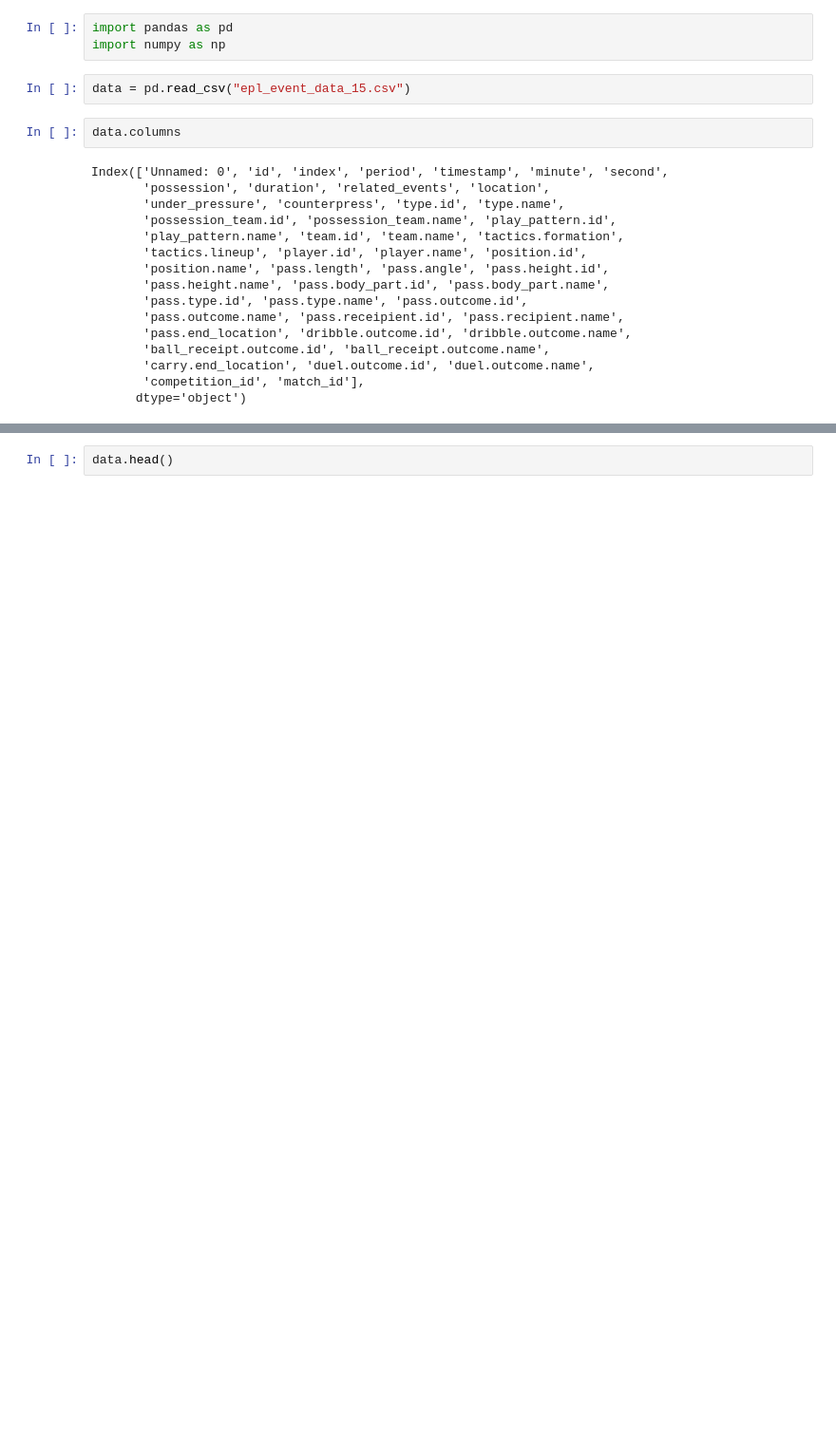
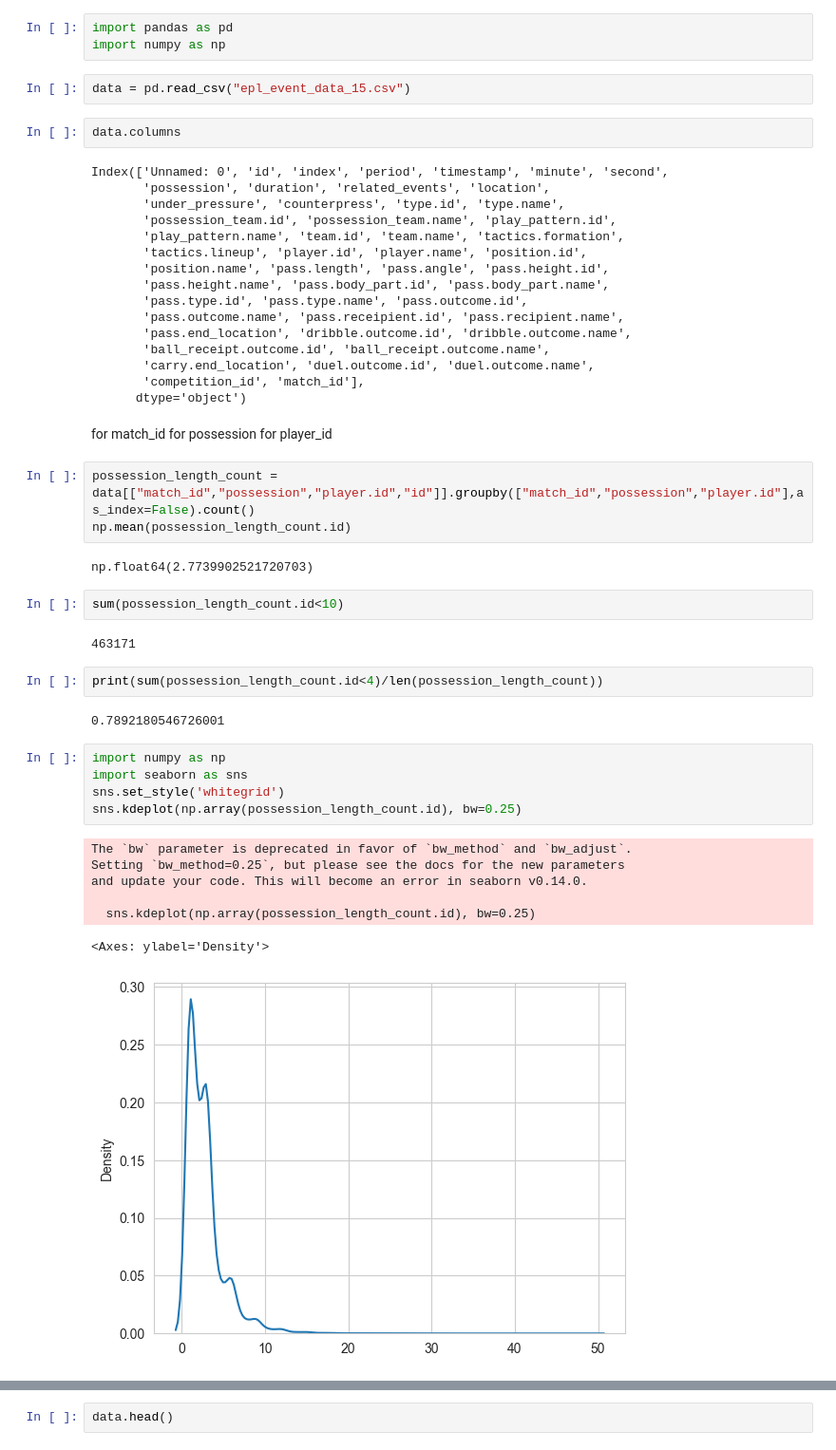
Before and after one commit to conormalone/swish, a Jupyter notebook: data_transform.ipynb, the cells around one changed output, grey strips where cells are left out. Shown at 95% size. Drawn from its saved outputs; the diff is of its cells as text; blank space fills up the shorter version.

Commit message:
added possession_player and possession_id

```diff
--- a/data_transform.ipynb
+++ b/data_transform.ipynb
@@ -40,3 +21,33 @@ Index(['Unnamed: 0', 'id', 'index', 'period', 'timestamp', 'minute', 'second',
        'carry.end_location', 'duel.outcome.id', 'duel.outcome.name',
        'competition_id', 'match_id'],
       dtype='object')
+# %% [markdown]
+for match_id
+    for possession
+        for player_id
+# %%
+possession_length_count = data[["match_id","possession","player.id","id"]].groupby(["match_id","possession","player.id"],as_index=False).count()
+np.mean(possession_length_count.id)
+# %% [output]
+np.float64(2.7739902521720703)
+# %%
+sum(possession_length_count.id<10)
+# %% [output]
+463171
+# %%
+print(sum(possession_length_count.id<4)/len(possession_length_count))
+# %% [output]
+0.7892180546726001
+# %%
+import numpy as np
+import seaborn as sns
+sns.set_style('whitegrid')
+sns.kdeplot(np.array(possession_length_count.id), bw=0.25)
+# %% [output]
+The `bw` parameter is deprecated in favor of `bw_method` and `bw_adjust`.
+Setting `bw_method=0.25`, but please see the docs for the new parameters
+and update your code. This will become an error in seaborn v0.14.0.
+
+  sns.kdeplot(np.array(possession_length_count.id), bw=0.25)
+<Axes: ylabel='Density'>
+[figure, added]
```
Also changed, not shown: parts of 11 cells of this notebook.
